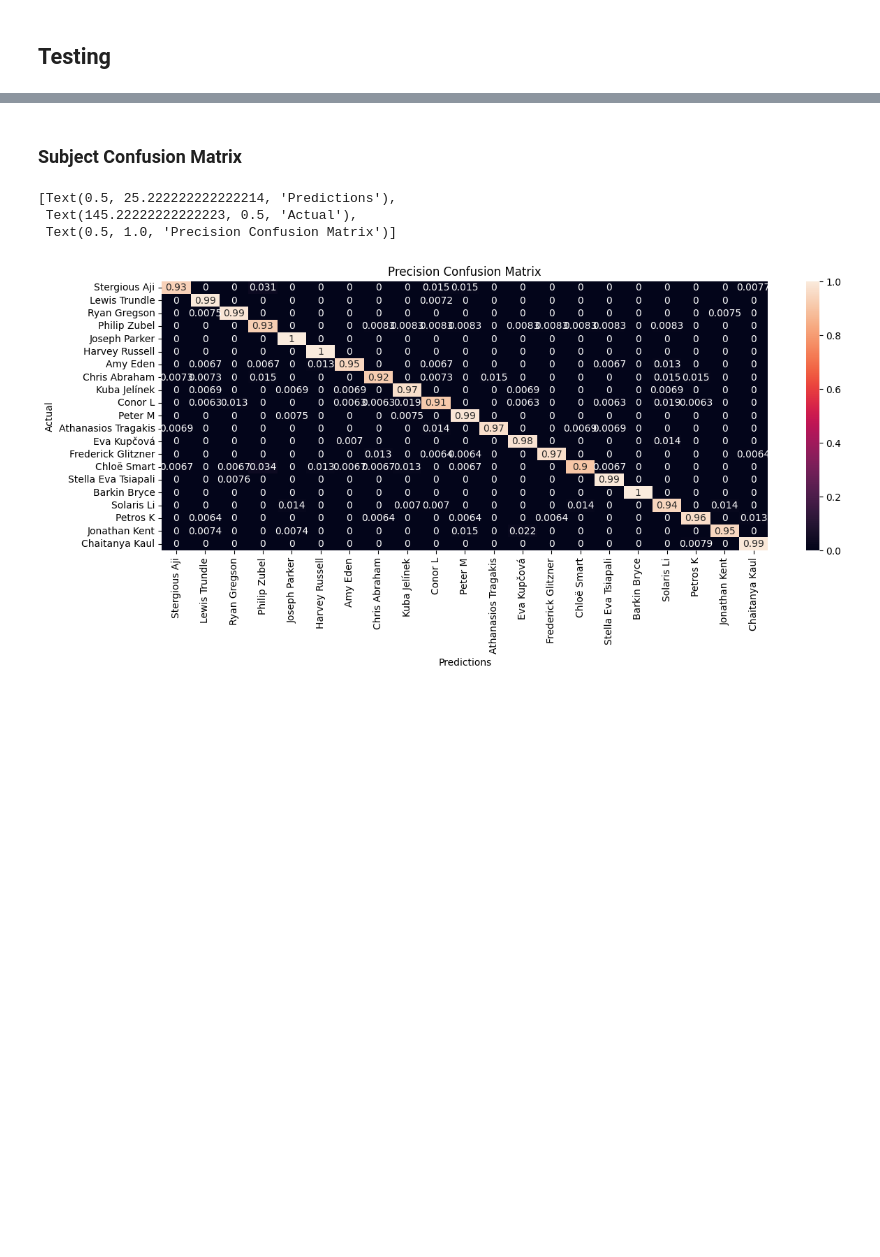
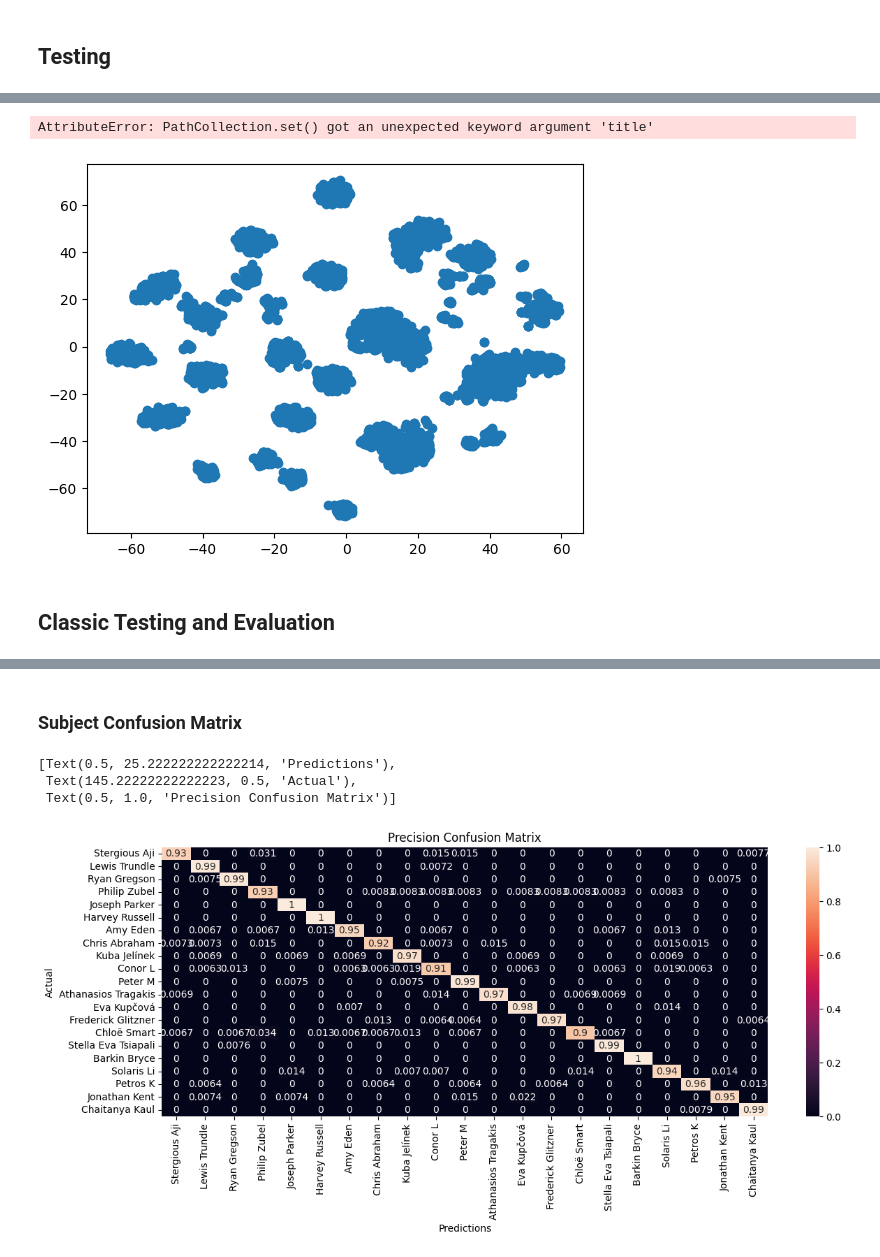
Before and after one commit to StergiousAji/mmFace-3D-Face-Recognition-using-RGB-and-mmWave-Radar, a Jupyter notebook: src/3DFR_Net/mmFace/mmFace-hybrid.ipynb, the cells around one changed output, grey strips where cells are left out. Drawn from its saved outputs; the diff is of its cells as text; code cells hidden in the pictures; blank space fills up the shorter version.

```diff
--- a/src/3DFR_Net/mmFace/mmFace-hybrid.ipynb
+++ b/src/3DFR_Net/mmFace/mmFace-hybrid.ipynb
@@ -54,7 +55,7 @@ Allocated: 0.19 GB
 # %% [markdown]
 ## Model Creation and Loading
 # %%
-from neural_nets import MMFaceHybrid
+from neural_nets import MMFaceHybrid, concatenate, add, multiply, pairwise_dot_avg, pairwise_dot_max, pairwise_dot_flatten, multihead_attention
 from utils import load_model, load_history
 from torch import nn
 
@@ -63,13 +64,15 @@ learning_rate = 0.01
 
 lambda1, lambda2 = 1, 1
 
-model = MMFaceHybrid(num_subjects).to(device)
+# TODO: TRAIN PAIRWISE_DOT_FLATTEN
+# all fusion methods run for 20 epochs
+model = MMFaceHybrid(num_subjects, fuse=concatenate).to(device)
 
 # Loss + Optimiser
 criterion = nn.CrossEntropyLoss()
 optimiser = torch.optim.SGD(model.parameters(), lr=learning_rate, weight_decay=0.001, momentum=0.9)
 
-model_name = f"mmFace-hybrid-AUGMENTED-ZERO-SHOT.pt"
+model_name = f"mmFace-hybrid-AUGMENTED-ZERO-SHOT-concatenate.pt"
 cur_epoch, loss_history, train_acc, val_acc = load_model(model_name, model, optimiser)
 
 if len(loss_history) > 0:
@@ -197,3 +474,18 @@ Epoch [19/19]:
+# %%
+import matplotlib.pyplot as plt
+
+fig = plt.scatter(X_tsne[:, 0], X_tsne[:, 1])
+fig.set(
+    title="t-SNE visualization of Custom Classification dataset",
+    xaxis_title="First t-SNE",
+    yaxis_title="Second t-SNE",
+)
+fig.show()
+# %% [output]
+AttributeError: PathCollection.set() got an unexpected keyword argument 'title'
+[figure, added]
+# %% [markdown]
+## Classic Testing and Evaluation
 # %%
 preds_subject, preds_liveness = [], []
 true_subject, true_liveness = [], []
```
Also changed, not shown: parts of 24 cells of this notebook, 2 other files.
